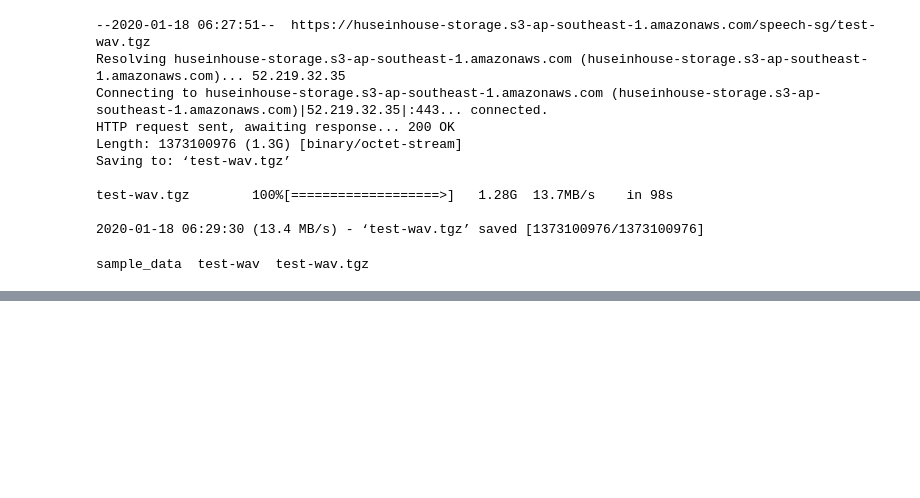
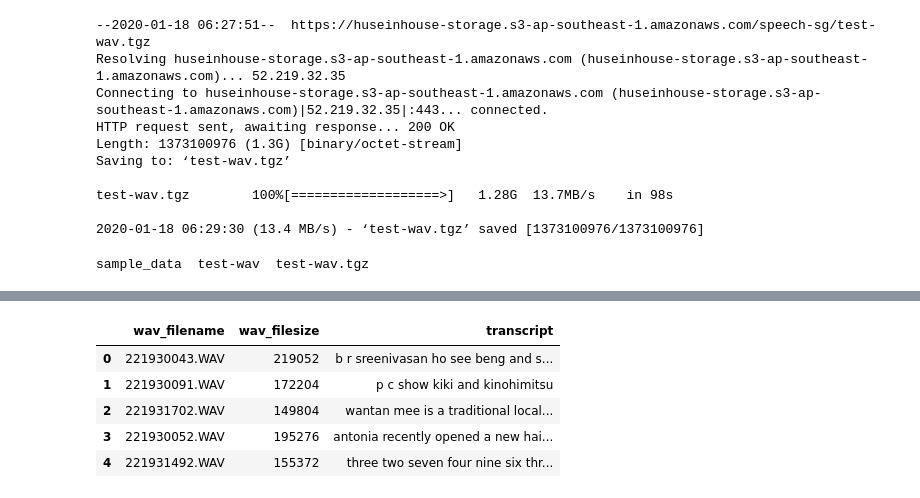
Before and after one commit to biranchi2018/School_of_AI_KL, a Jupyter notebook: sample_manglish_train.ipynb, the cells around one changed output, grey strips where cells are left out. Drawn from its saved outputs; the diff is of its cells as text; code cells hidden in the pictures; blank space fills up the shorter version.

```diff
--- a/sample_manglish_train.ipynb
+++ b/sample_manglish_train.ipynb
@@ -40,0 +61,16 @@ sample_data  test-wav  test-wav.tgz
+# %%
+from glob import glob
+import pandas as pd
+
+wavs = glob('test-wav/*.WAV')
+csv = 'test-wav/notes.csv'
+# %%
+df = pd.read_csv(csv)
+df.head()
+# %% [output]
+|  | wav_filename | wav_filesize | transcript |
+| 0 | 221930043.WAV | 219052 | b r sreenivasan ho see beng and s... |
+| 1 | 221930091.WAV | 172204 | p c show kiki and kinohimitsu |
+| 2 | 221931702.WAV | 149804 | wantan mee is a traditional local... |
+| 3 | 221930052.WAV | 195276 | antonia recently opened a new hai... |
+| 4 | 221931492.WAV | 155372 | three two seven four nine six thr... |
```
Also changed, not shown: parts of 9 cells of this notebook.
